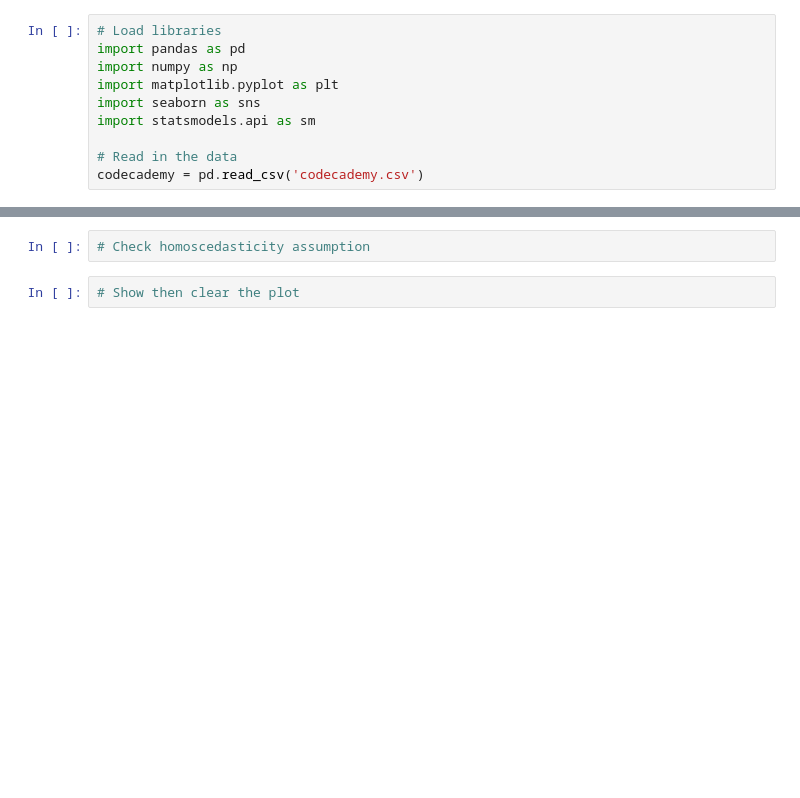
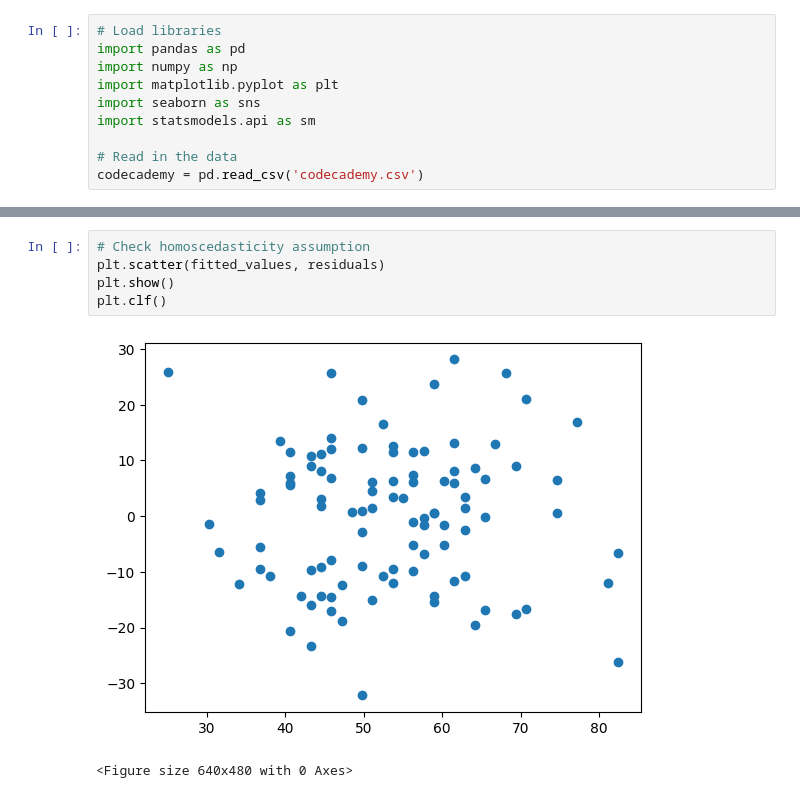
Before and after one commit to edegan-furb/codecademy-ds-ml, a Jupyter notebook: python-linear-regression-intro/review.ipynb, the cells around one changed output, grey strips where cells are left out. Saved outputs shown, nothing was run; the diff lists cells and outputs as text; blank space fills up the shorter version.

```diff
--- a/python-linear-regression-intro/review.ipynb
+++ b/python-linear-regression-intro/review.ipynb
@@ -37,6 +93,10 @@ codecademy = pd.read_csv('codecademy.csv')
 # %%
 # Check homoscedasticity assumption
+plt.scatter(fitted_values, residuals)
+plt.show()
+plt.clf()
+# %% [output]
+[figure, added]
+<Figure size 640x480 with 0 Axes>
-# %%
-# Show then clear the plot
 # %%
 # Create a boxplot of score vs lesson
```
Also changed, not shown: parts of 21 cells of this notebook.
